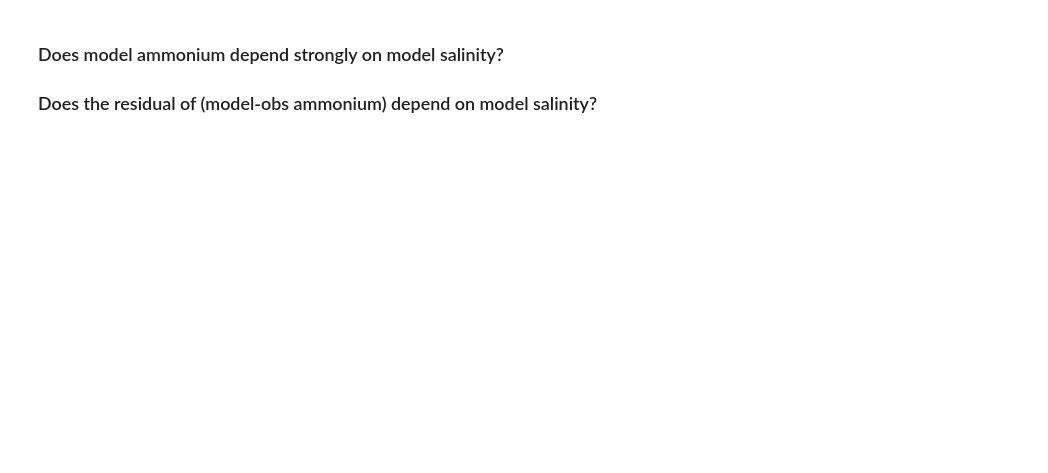
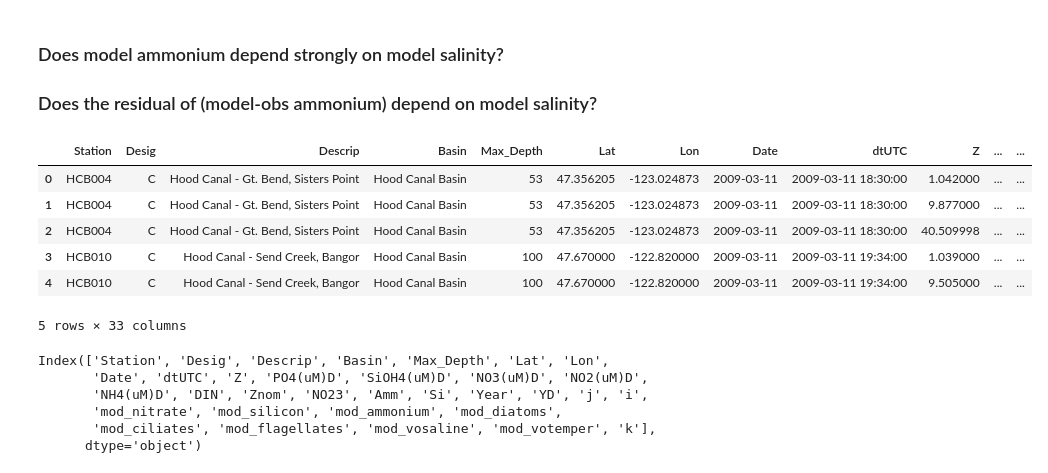
Before and after one commit to SalishSeaCast/analysis-karyn, a Jupyter notebook: notebooks/plotExamples/Puget_WADE_Example_2009.ipynb, the cells around one changed output. Drawn from its saved outputs; the diff is of its cells as text; code cells hidden in the pictures; blank space fills up the shorter version.

```diff
--- a/notebooks/plotExamples/Puget_WADE_Example_2009.ipynb
+++ b/notebooks/plotExamples/Puget_WADE_Example_2009.ipynb
@@ -417,3 +508,22 @@ ax.yaxis.set_visible(False)
 # %% [markdown]
 ### Does model ammonium depend strongly on model salinity?
 ### Does the residual of (model-obs ammonium) depend on model salinity?
+# %%
+data.head()
+# %% [output]
+|  | Station | Desig | Descrip | Basin | Max_Depth | Lat | Lon | Date | dtUTC | Z | ... | ... |
+| 0 | HCB004 | C | Hood Canal - Gt. Bend, Sisters Point | Hood Canal Basin | 53 | 47.356205 | -123.024873 | 2009-03-11 | 2009-03-11 18:30:00 | 1.042000 | ... | ... |
+| 1 | HCB004 | C | Hood Canal - Gt. Bend, Sisters Point | Hood Canal Basin | 53 | 47.356205 | -123.024873 | 2009-03-11 | 2009-03-11 18:30:00 | 9.877000 | ... | ... |
+| 2 | HCB004 | C | Hood Canal - Gt. Bend, Sisters Point | Hood Canal Basin | 53 | 47.356205 | -123.024873 | 2009-03-11 | 2009-03-11 18:30:00 | 40.509998 | ... | ... |
+| 3 | HCB010 | C | Hood Canal - Send Creek, Bangor | Hood Canal Basin | 100 | 47.670000 | -122.820000 | 2009-03-11 | 2009-03-11 19:34:00 | 1.039000 | ... | ... |
+| 4 | HCB010 | C | Hood Canal - Send Creek, Bangor | Hood Canal Basin | 100 | 47.670000 | -122.820000 | 2009-03-11 | 2009-03-11 19:34:00 | 9.505000 | ... | ... |
+5 rows × 33 columns
+# %%
+data.keys()
+# %% [output]
+Index(['Station', 'Desig', 'Descrip', 'Basin', 'Max_Depth', 'Lat', 'Lon',
+       'Date', 'dtUTC', 'Z', 'PO4(uM)D', 'SiOH4(uM)D', 'NO3(uM)D', 'NO2(uM)D',
+       'NH4(uM)D', 'DIN', 'Znom', 'NO23', 'Amm', 'Si', 'Year', 'YD', 'j', 'i',
+       'mod_nitrate', 'mod_silicon', 'mod_ammonium', 'mod_diatoms',
+       'mod_ciliates', 'mod_flagellates', 'mod_vosaline', 'mod_votemper', 'k'],
+      dtype='object')
```
Also changed, not shown: parts of 16 cells of this notebook.
